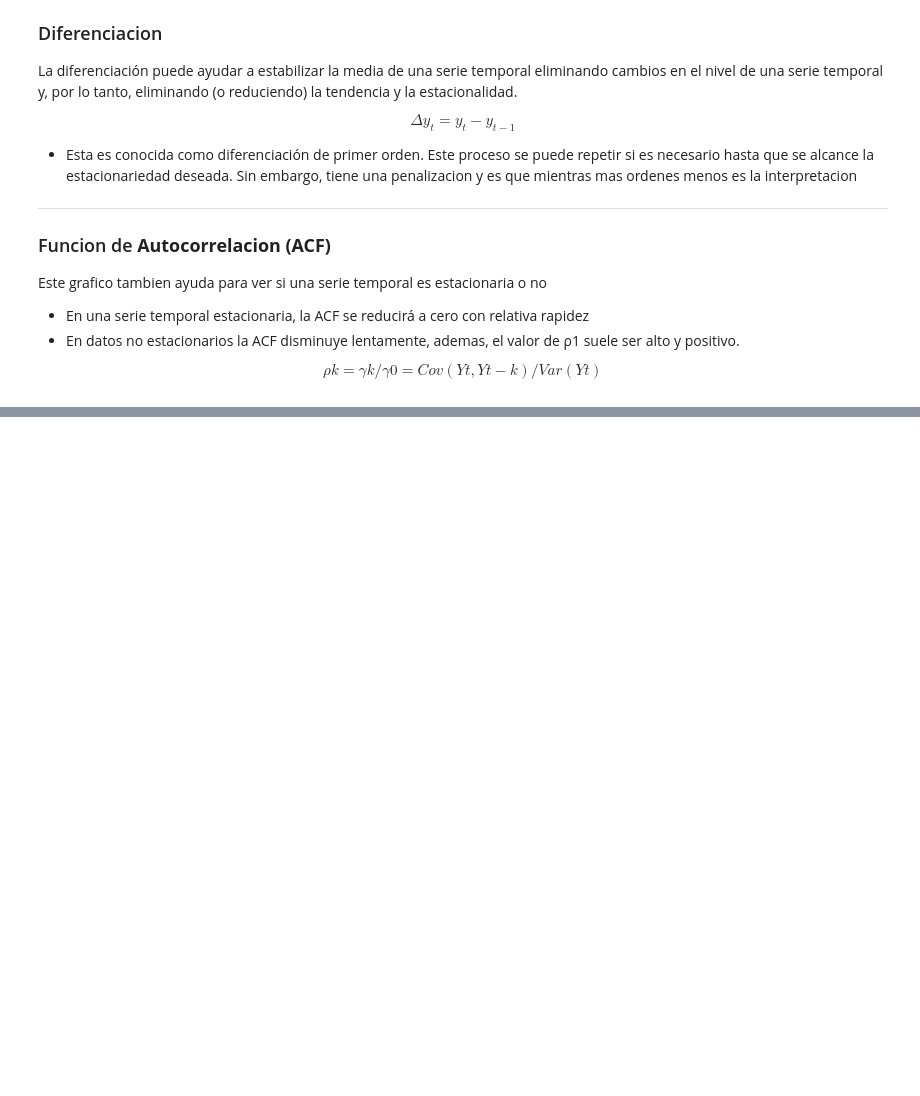
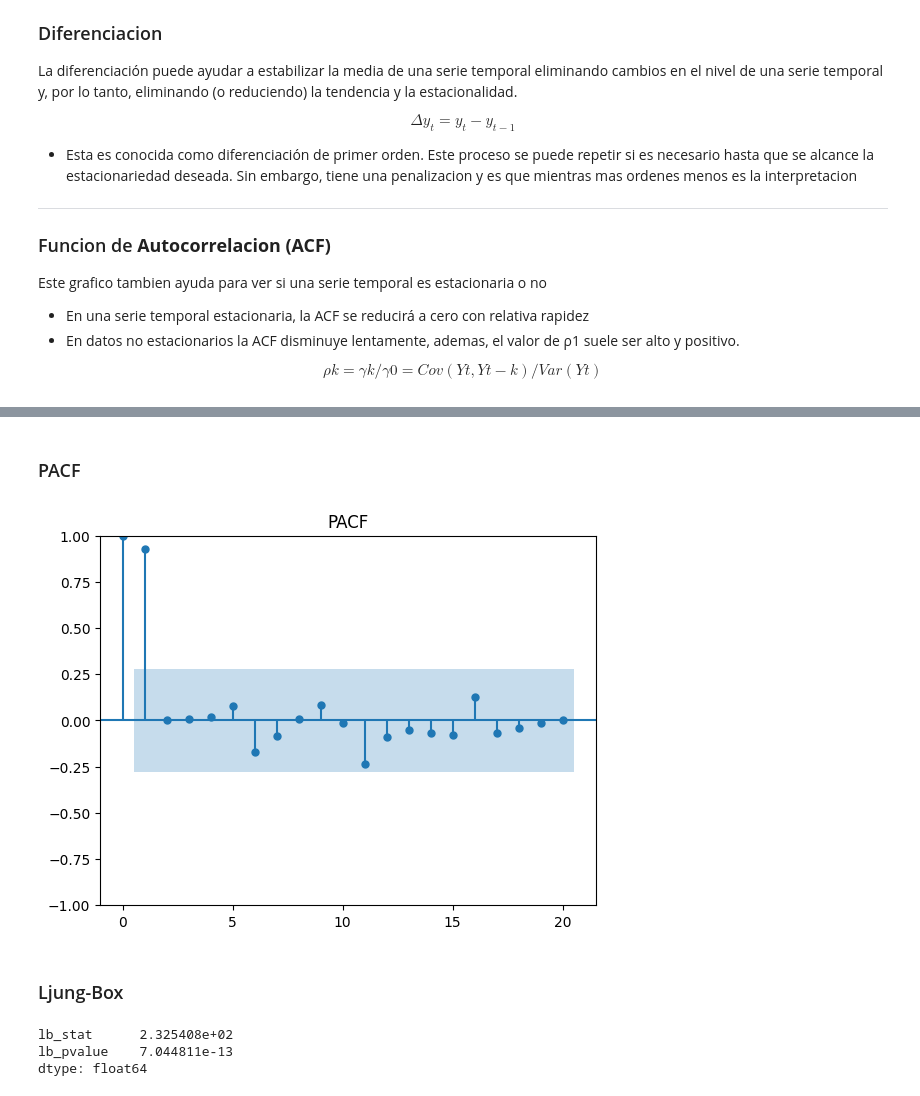
Before and after one commit to pxtroniwnl/series-de-tiempo-utb, a Jupyter notebook: nota-03.ipynb, the cells around one changed output, grey strips where cells are left out. Drawn from its saved outputs; the diff is of its cells as text; code cells hidden in the pictures; blank space fills up the shorter version.

```diff
--- a/nota-03.ipynb
+++ b/nota-03.ipynb
@@ -102,0 +142,21 @@ $$ρk=γk/γ0=Cov(Yt,Yt−k)/Var(Yt) $$
+# %% [markdown]
+### PACF
+# %%
+from statsmodels.graphics.tsaplots import plot_pacf
+
+plot_pacf(gdp_col, lags=20)
+plt.title("PACF")
+plt.show()
+# %% [output]
+[figure, added]
+# %% [markdown]
+### Ljung-Box
+# %%
+from statsmodels.stats.diagnostic import acorr_ljungbox
+
+lb_test = acorr_ljungbox(gdp_col, lags=20, return_df=True)
+lb_test.mean()
+# %% [output]
+lb_stat      2.325408e+02
+lb_pvalue    7.044811e-13
+dtype: float64
```
Also changed, not shown: parts of 16 cells of this notebook.
